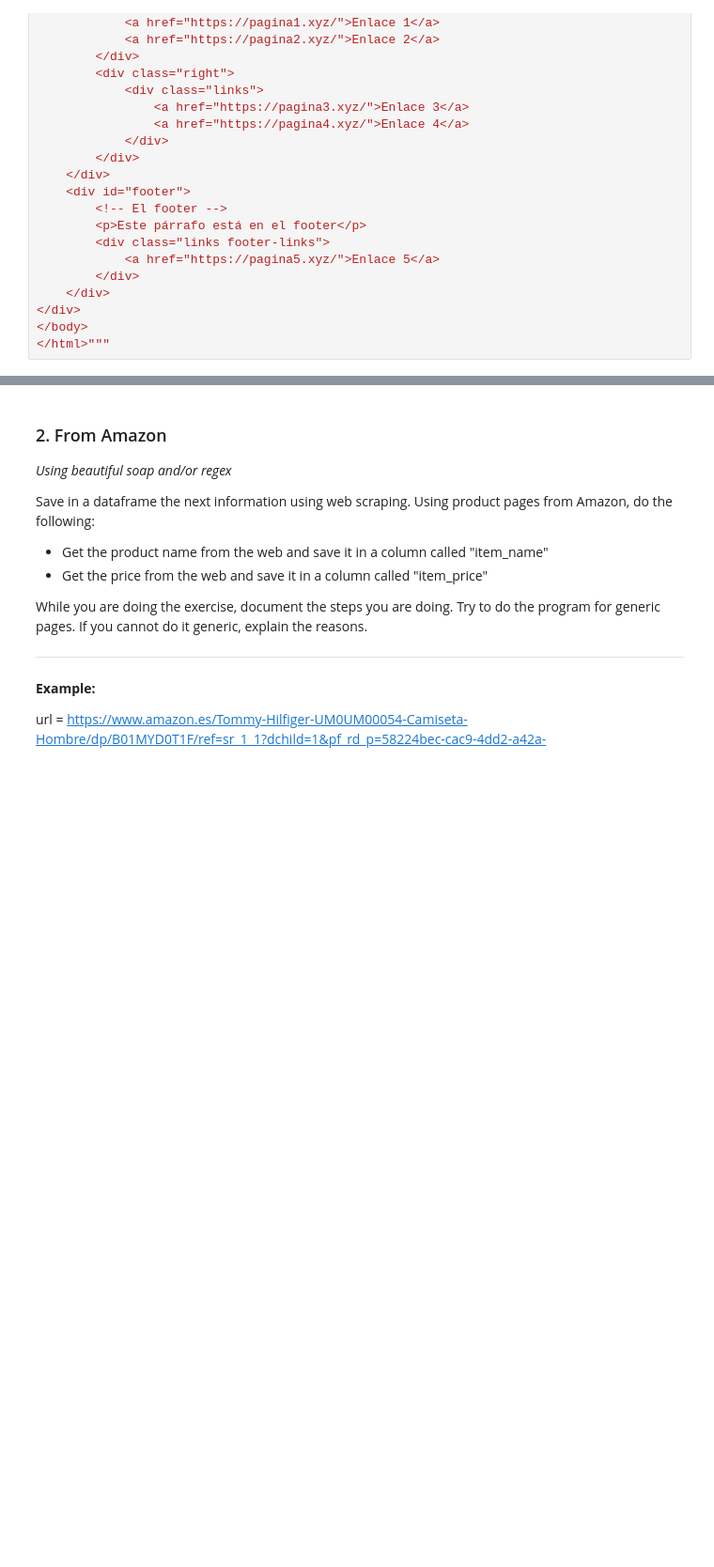
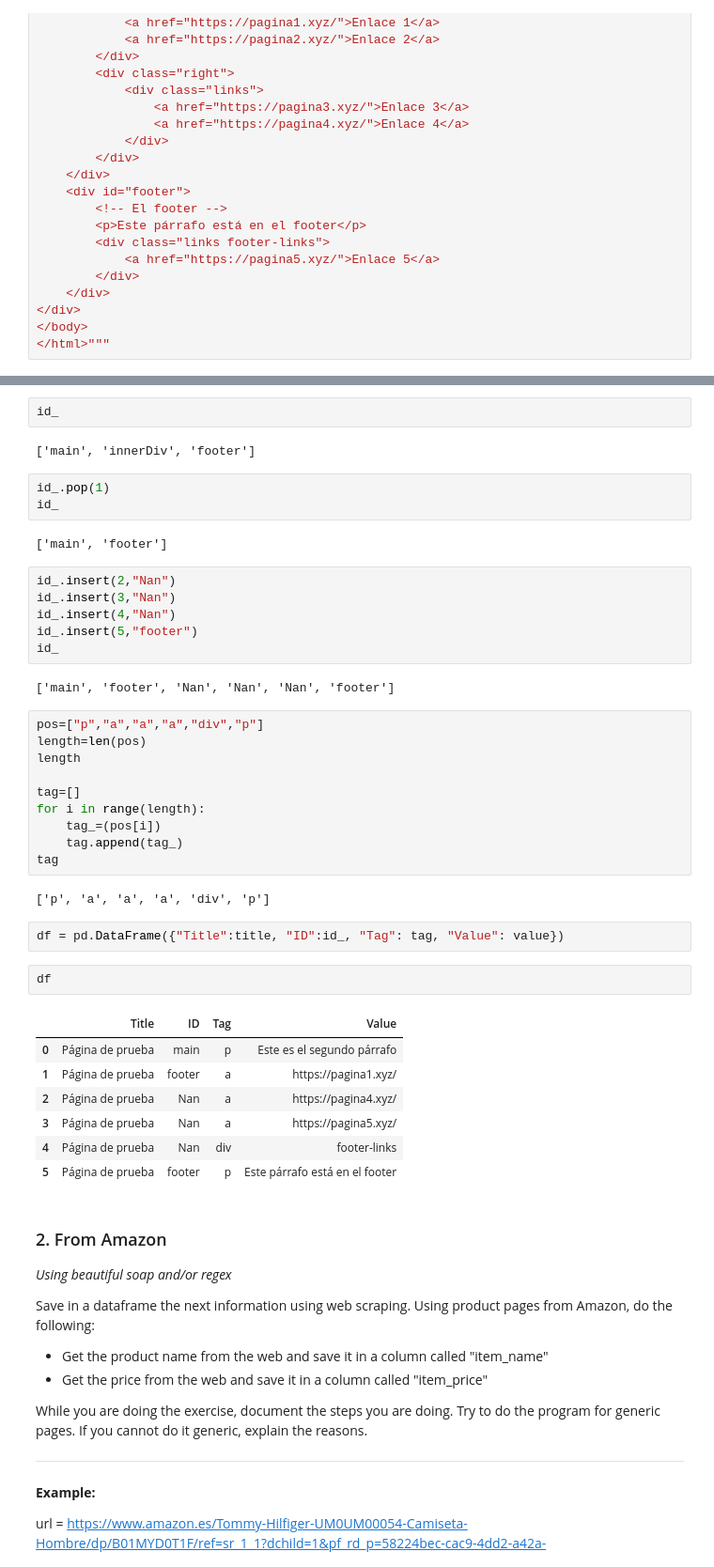
Before and after one commit to DavidGarea/data_science_jun_2020, a Jupyter notebook: week6/day3/exercises/web_scraping_delivery.ipynb, the cells around one changed output, grey strips where cells are left out. Shown: that part at 94% size. Drawn from its saved outputs; the diff is of its cells as text; blank space fills up the shorter version.

```diff
--- a/week6/day3/exercises/web_scraping_delivery.ipynb
+++ b/week6/day3/exercises/web_scraping_delivery.ipynb
@@ -84,3 +256,44 @@ row1.contents[0:1]
+# %%
+id_
+# %% [output]
+['main', 'innerDiv', 'footer']
+# %%
+id_.pop(1)
+id_
+# %% [output]
+['main', 'footer']
+# %%
+id_.insert(2,"Nan")
+id_.insert(3,"Nan")
+id_.insert(4,"Nan")
+id_.insert(5,"footer")
+id_
+# %% [output]
+['main', 'footer', 'Nan', 'Nan', 'Nan', 'footer']
+# %%
+pos=["p","a","a","a","div","p"]
+length=len(pos)
+length
+
+tag=[]
+for i in range(length):
+    tag_=(pos[i])
+    tag.append(tag_)
+tag
+# %% [output]
+['p', 'a', 'a', 'a', 'div', 'p']
+# %%
+df = pd.DataFrame({"Title":title, "ID":id_, "Tag": tag, "Value": value})
+# %%
+df
+# %% [output]
+|  | Title | ID | Tag | Value |
+| 0 | Página de prueba | main | p | Este es el segundo párrafo |
+| 1 | Página de prueba | footer | a | https://pagina1.xyz/ |
+| 2 | Página de prueba | Nan | a | https://pagina4.xyz/ |
+| 3 | Página de prueba | Nan | a | https://pagina5.xyz/ |
+| 4 | Página de prueba | Nan | div | footer-links |
+| 5 | Página de prueba | footer | p | Este párrafo está en el footer |
 # %% [markdown]
 ### 2. From Amazon
 
```
Also changed, not shown: parts of 46 cells of this notebook.
